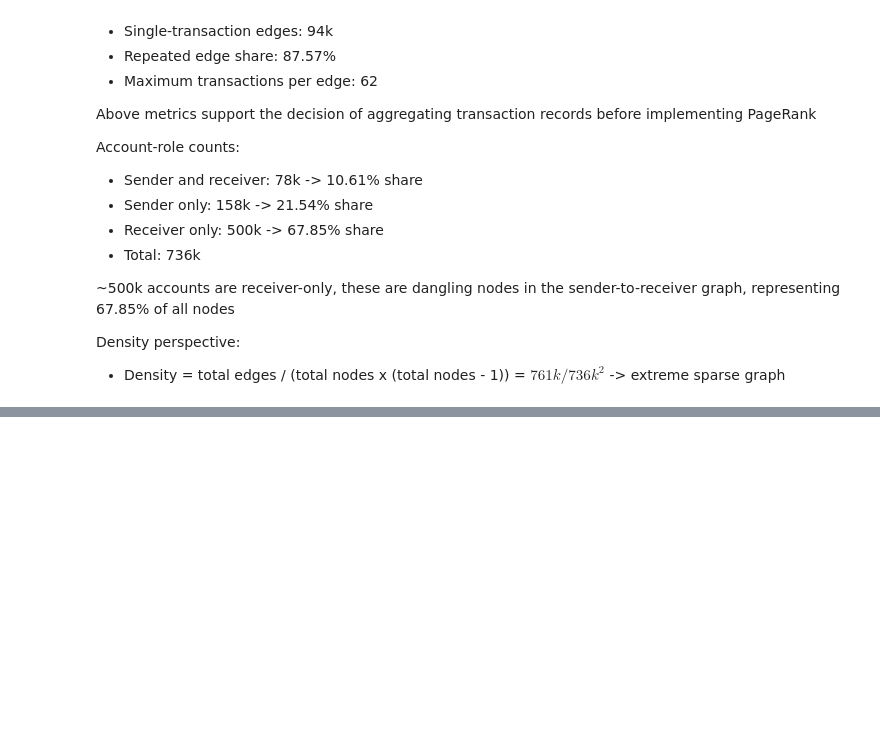
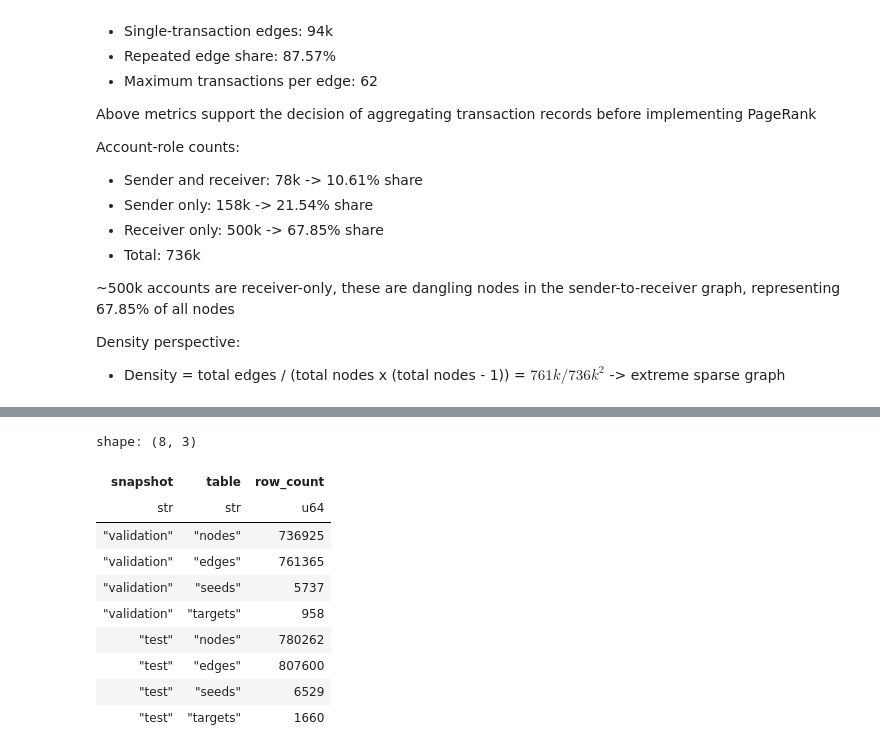
Before and after one commit to gorkemyencak/graph-based-financial-crime, a Jupyter notebook: notebooks/03_graph_construction.ipynb, the cells around one changed output, grey strips where cells are left out. Drawn from its saved outputs; the diff is of its cells as text; code cells hidden in the pictures; blank space fills up the shorter version.

Commit message:
graph snapshot persistence - nodes, edges, seeds, and targets for validation and test periods

```diff
--- a/notebooks/03_graph_construction.ipynb
+++ b/notebooks/03_graph_construction.ipynb
@@ -366,0 +504,35 @@ Density perspective:
+# %%
+### persisted table size summary
+# snapshot summary
+snapshot_file_summary = (
+    pl.concat(
+        [
+            snapshot_writer.build_snapshot_file_summary(
+                snapshot_name = 'validation',
+                snapshot = validation_snapshot
+            ),
+            snapshot_writer.build_snapshot_file_summary(
+                snapshot_name = 'test',
+                snapshot = test_snapshot
+            )
+        ],
+        how = 'vertical'
+    )
+    .collect(
+        engine = 'streaming'
+    )
+)
+
+display(snapshot_file_summary)
+# %% [output]
+shape: (8, 3)
+| snapshot | table | row_count |
+| str | str | u64 |
+| "validation" | "nodes" | 736925 |
+| "validation" | "edges" | 761365 |
+| "validation" | "seeds" | 5737 |
+| "validation" | "targets" | 958 |
+| "test" | "nodes" | 780262 |
+| "test" | "edges" | 807600 |
+| "test" | "seeds" | 6529 |
+| "test" | "targets" | 1660 |
```
Also changed, not shown: parts of 5 cells of this notebook, 1 other file.
